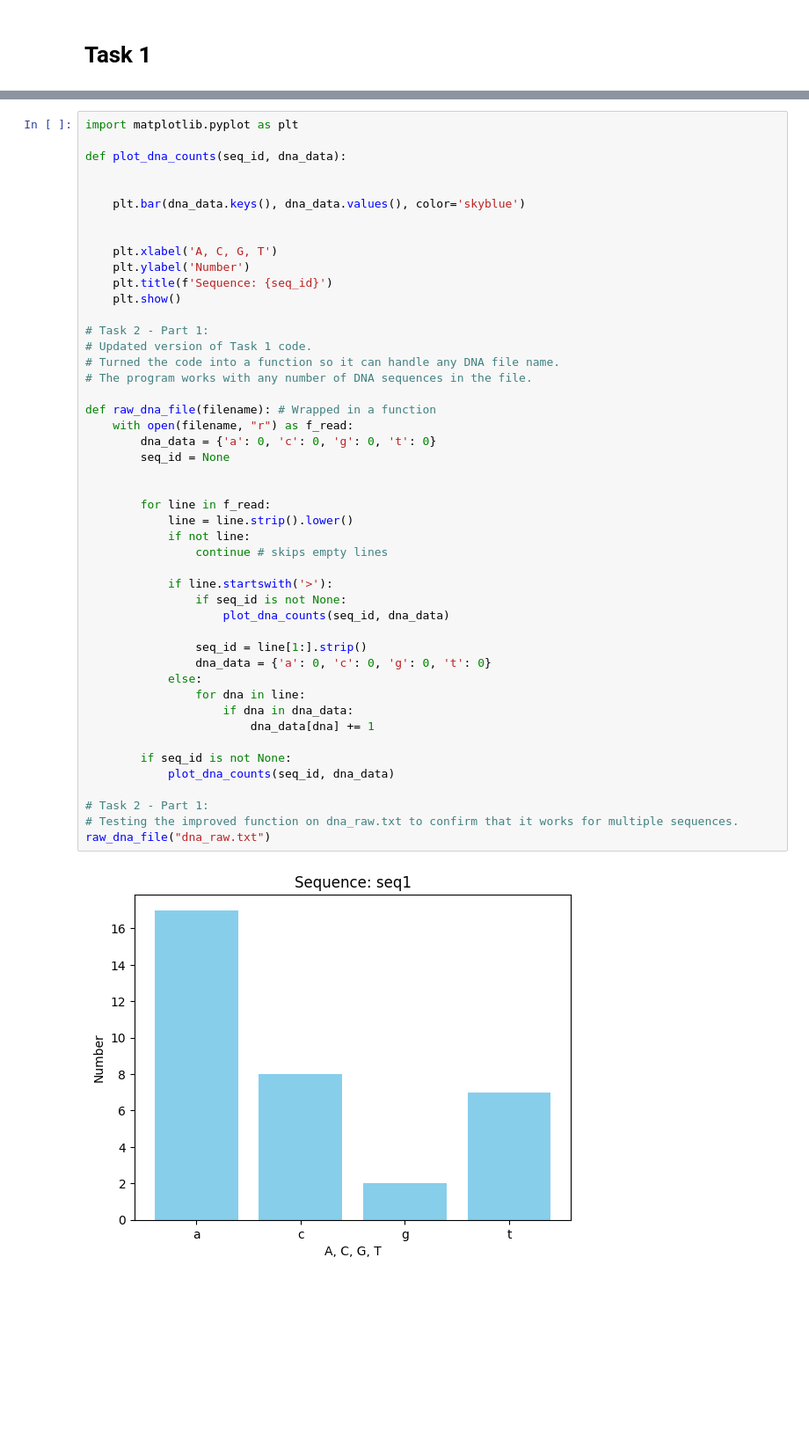
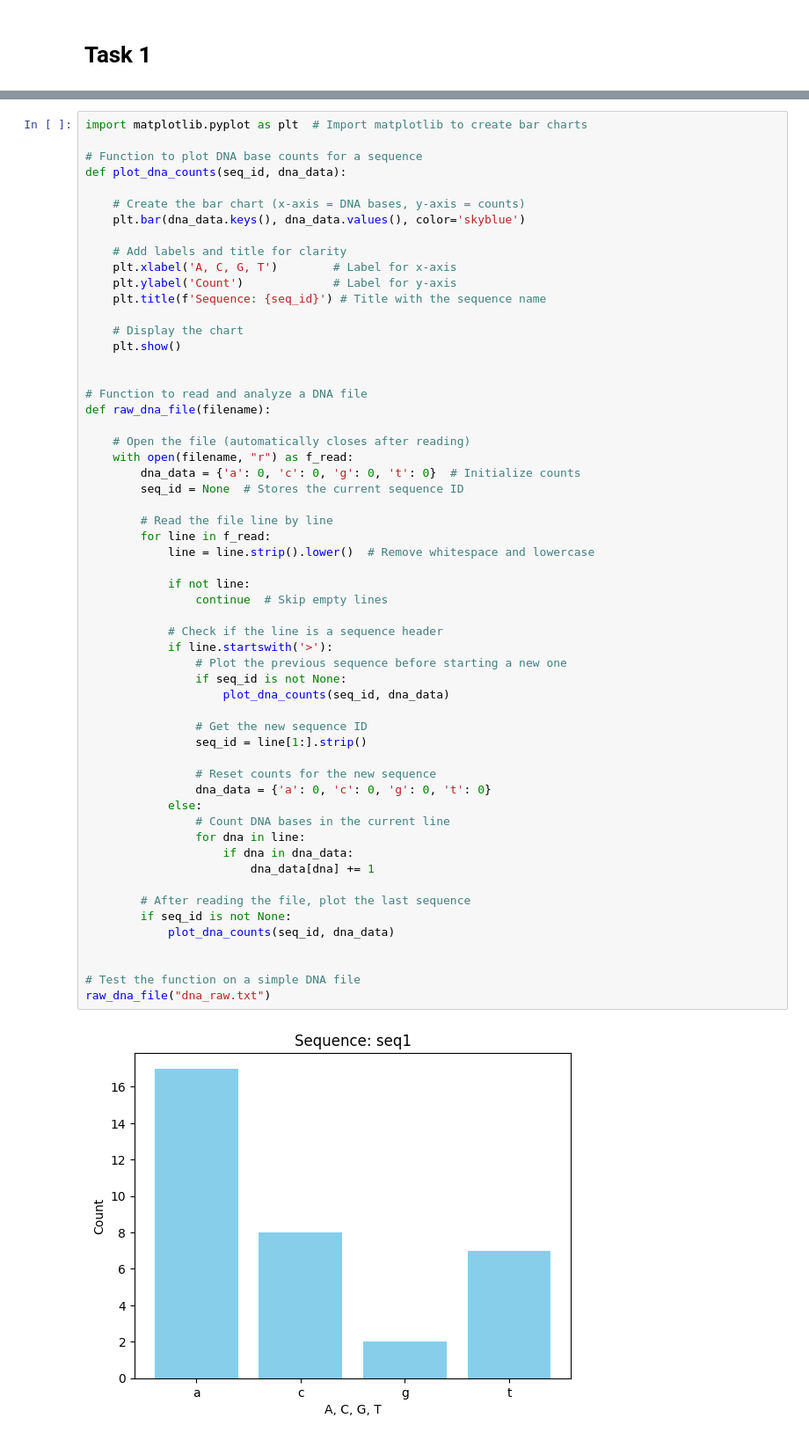
Before and after one commit to rickardgarnau-bit/python_Rickard_Garnau_de25, a Jupyter notebook: lab_1/task_1_and_2.ipynb, the cells around one changed output, grey strips where cells are left out. Shown: that part at 88% size. Cells and saved outputs as stored; diff of their text form; blank space fills up the shorter version.

```diff
--- a/lab_1/task_1_and_2.ipynb
+++ b/lab_1/task_1_and_2.ipynb
@@ -57,49 +52,59 @@ if seq_id is not None:
 # %%
-import matplotlib.pyplot as plt
+import matplotlib.pyplot as plt  # Import matplotlib to create bar charts
 
+# Function to plot DNA base counts for a sequence
 def plot_dna_counts(seq_id, dna_data):
 
-
+    # Create the bar chart (x-axis = DNA bases, y-axis = counts)
     plt.bar(dna_data.keys(), dna_data.values(), color='skyblue')
 
+    # Add labels and title for clarity
+    plt.xlabel('A, C, G, T')        # Label for x-axis
+    plt.ylabel('Count')             # Label for y-axis
+    plt.title(f'Sequence: {seq_id}') # Title with the sequence name
 
-    plt.xlabel('A, C, G, T')
-    plt.ylabel('Number')
-    plt.title(f'Sequence: {seq_id}')
+    # Display the chart
     plt.show()
 
-# Task 2 - Part 1:
-# Updated version of Task 1 code.
-# Turned the code into a function so it can handle any DNA file name.
-# The program works with any number of DNA sequences in the file.
 
-def raw_dna_file(filename): # Wrapped in a function
+# Function to read and analyze a DNA file
+def raw_dna_file(filename):
+
+    # Open the file (automatically closes after reading)
     with open(filename, "r") as f_read:
-        dna_data = {'a': 0, 'c': 0, 'g': 0, 't': 0}
-        seq_id = None
+        dna_data = {'a': 0, 'c': 0, 'g': 0, 't': 0}  # Initialize counts
+        seq_id = None  # Stores the current sequence ID
 
+        # Read the file line by line
+        for line in f_read:
+            line = line.strip().lower()  # Remove whitespace and lowercase
 
-        for line in f_read:
-            line = line.strip().lower()
             if not line:
-                continue # skips empty lines
+                continue  # Skip empty lines
 
+            # Check if the line is a sequence header
             if line.startswith('>'):
+                # Plot the previous sequence before starting a new one
                 if seq_id is not None:
                     plot_dna_counts(seq_id, dna_data)
 
+                # Get the new sequence ID
                 seq_id = line[1:].strip()
+
+                # Reset counts for the new sequence
                 dna_data = {'a': 0, 'c': 0, 'g': 0, 't': 0}
             else:
+                # Count DNA bases in the current line
                 for dna in line:
                     if dna in dna_data:
                         dna_data[dna] += 1
 
+        # After reading the file, plot the last sequence
         if seq_id is not None:
             plot_dna_counts(seq_id, dna_data)
 
-# Task 2 - Part 1:
-# Testing the improved function on dna_raw.txt to confirm that it works for multiple sequences.
+
+# Test the function on a simple DNA file
 raw_dna_file("dna_raw.txt")
 # %% [output]
-[figure, old version]
+[figure, new version]
```
Also changed, not shown: parts of 5 cells of this notebook, 5 other files.
